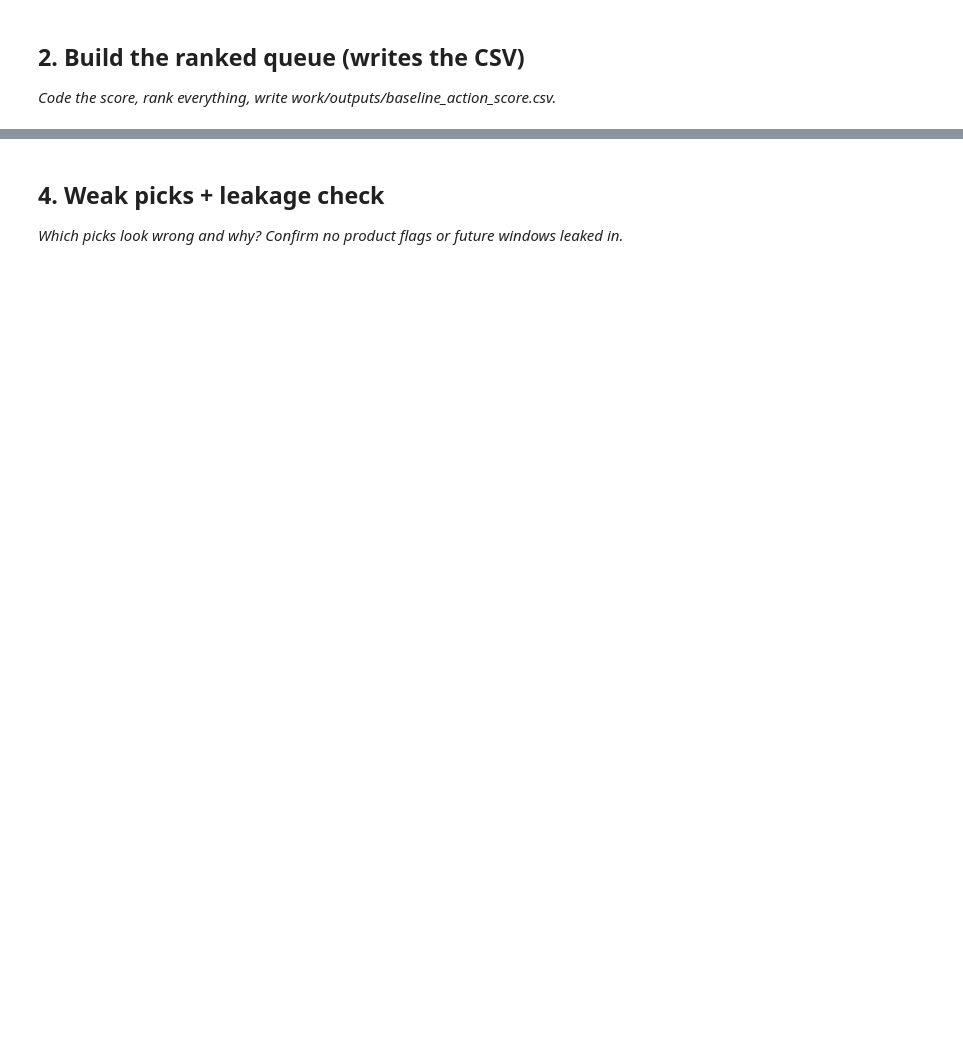
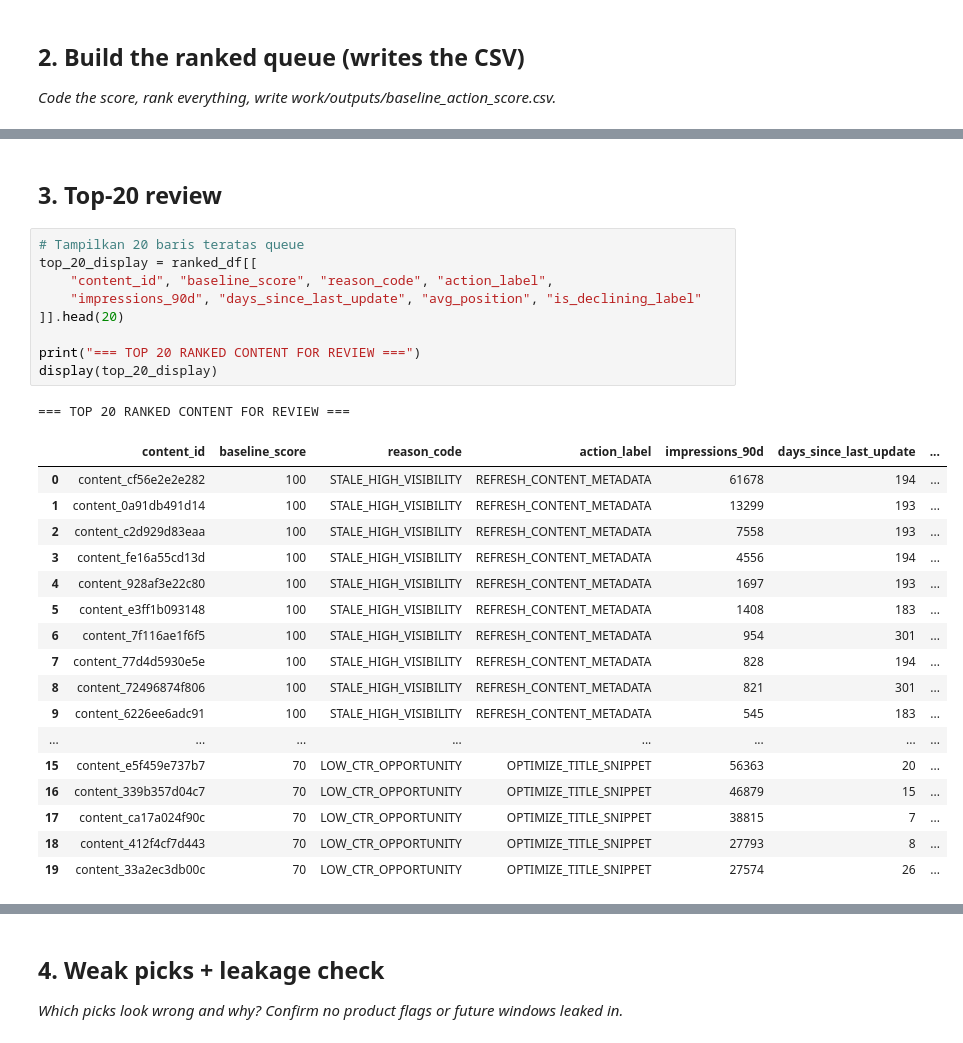
Before and after one commit to Rislantrs/flyrank-ml-internship, a Jupyter notebook: work/notebooks/w04_baseline_score.ipynb, the cells around one changed output, grey strips where cells are left out. Cells and saved outputs as stored; diff of their text form; blank space fills up the shorter version.

```diff
--- a/work/notebooks/w04_baseline_score.ipynb
+++ b/work/notebooks/w04_baseline_score.ipynb
@@ -29,0 +185,30 @@ This skeleton is yours to fill. Work the sections **in order** — each one has
+# %% [markdown]
+## 3. Top-20 review
+# %%
+# Tampilkan 20 baris teratas queue
+top_20_display = ranked_df[[
+    "content_id", "baseline_score", "reason_code", "action_label",
+    "impressions_90d", "days_since_last_update", "avg_position", "is_declining_label"
+]].head(20)
+
+print("=== TOP 20 RANKED CONTENT FOR REVIEW ===")
+display(top_20_display)
+# %% [output]
+=== TOP 20 RANKED CONTENT FOR REVIEW ===
+|  | content_id | baseline_score | reason_code | action_label | impressions_90d | days_since_last_update | ... |
+| 0 | content_cf56e2e2e282 | 100 | STALE_HIGH_VISIBILITY | REFRESH_CONTENT_METADATA | 61678 | 194 | ... |
+| 1 | content_0a91db491d14 | 100 | STALE_HIGH_VISIBILITY | REFRESH_CONTENT_METADATA | 13299 | 193 | ... |
+| 2 | content_c2d929d83eaa | 100 | STALE_HIGH_VISIBILITY | REFRESH_CONTENT_METADATA | 7558 | 193 | ... |
+| 3 | content_fe16a55cd13d | 100 | STALE_HIGH_VISIBILITY | REFRESH_CONTENT_METADATA | 4556 | 194 | ... |
+| 4 | content_928af3e22c80 | 100 | STALE_HIGH_VISIBILITY | REFRESH_CONTENT_METADATA | 1697 | 193 | ... |
+| 5 | content_e3ff1b093148 | 100 | STALE_HIGH_VISIBILITY | REFRESH_CONTENT_METADATA | 1408 | 183 | ... |
+| 6 | content_7f116ae1f6f5 | 100 | STALE_HIGH_VISIBILITY | REFRESH_CONTENT_METADATA | 954 | 301 | ... |
+| 7 | content_77d4d5930e5e | 100 | STALE_HIGH_VISIBILITY | REFRESH_CONTENT_METADATA | 828 | 194 | ... |
+| 8 | content_72496874f806 | 100 | STALE_HIGH_VISIBILITY | REFRESH_CONTENT_METADATA | 821 | 301 | ... |
+| 9 | content_6226ee6adc91 | 100 | STALE_HIGH_VISIBILITY | REFRESH_CONTENT_METADATA | 545 | 183 | ... |
+| ... | ... | ... | ... | ... | ... | ... | ... |
+| 15 | content_e5f459e737b7 | 70 | LOW_CTR_OPPORTUNITY | OPTIMIZE_TITLE_SNIPPET | 56363 | 20 | ... |
+| 16 | content_339b357d04c7 | 70 | LOW_CTR_OPPORTUNITY | OPTIMIZE_TITLE_SNIPPET | 46879 | 15 | ... |
+| 17 | content_ca17a024f90c | 70 | LOW_CTR_OPPORTUNITY | OPTIMIZE_TITLE_SNIPPET | 38815 | 7 | ... |
+| 18 | content_412f4cf7d443 | 70 | LOW_CTR_OPPORTUNITY | OPTIMIZE_TITLE_SNIPPET | 27793 | 8 | ... |
+| 19 | content_33a2ec3db00c | 70 | LOW_CTR_OPPORTUNITY | OPTIMIZE_TITLE_SNIPPET | 27574 | 26 | ... |
```
Also changed, not shown: parts of 13 cells of this notebook.
